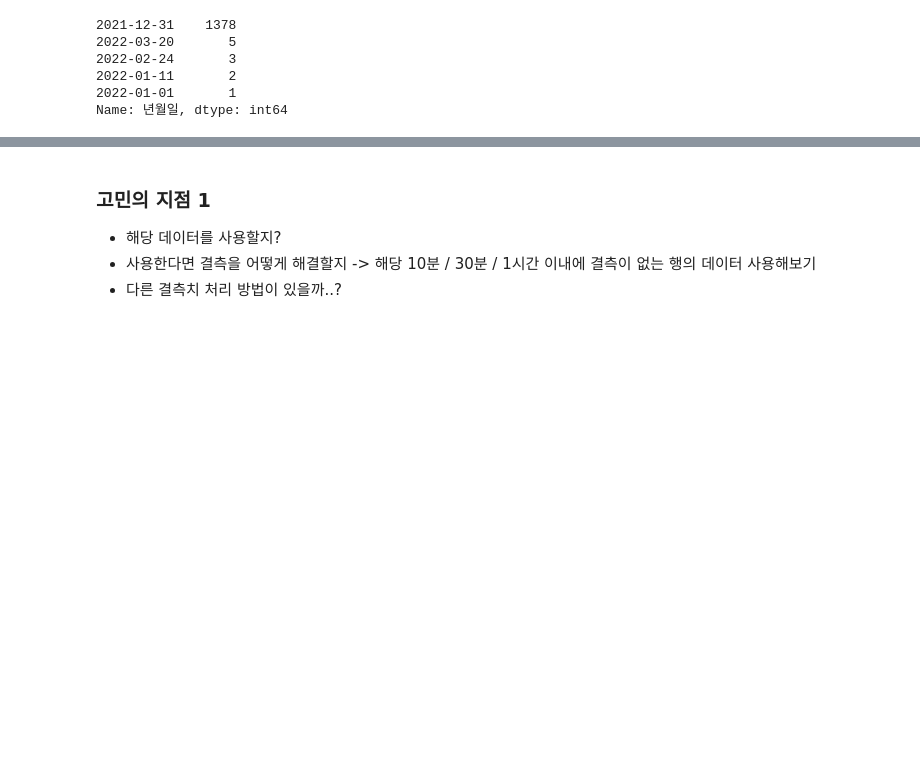
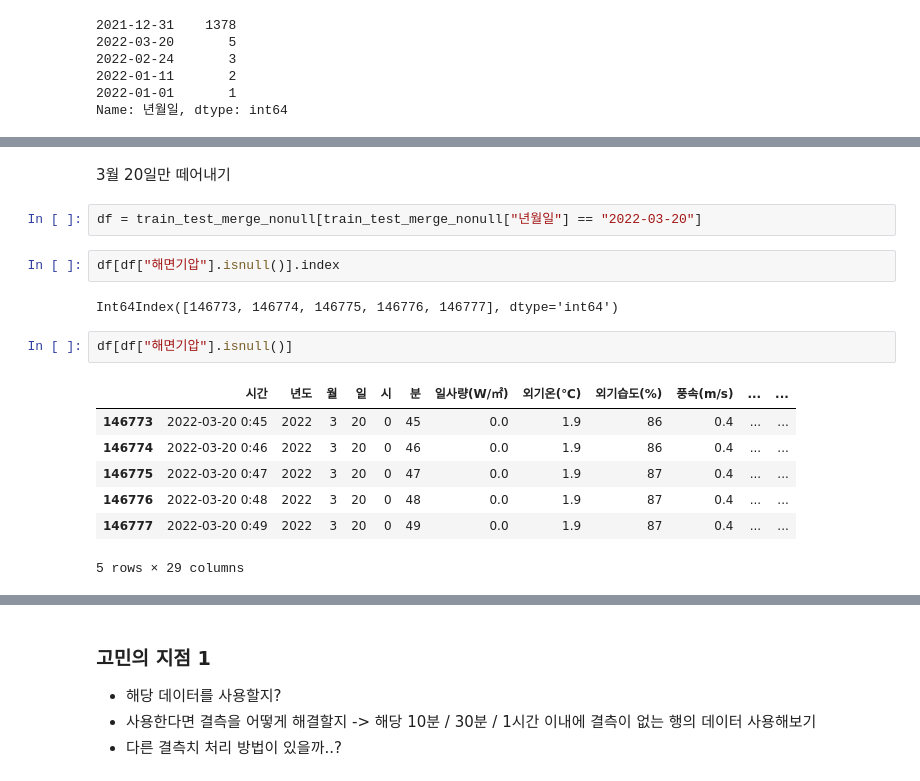
Before and after one commit to yxbxn/smart_farm, a Jupyter notebook: Code/추가변수 수집.ipynb, the cells around one changed output, grey strips where cells are left out. Drawn from its saved outputs; the diff is of its cells as text; blank space fills up the shorter version.

```diff
--- a/Code/추가변수 수집.ipynb
+++ b/Code/추가변수 수집.ipynb
@@ -394,0 +379,18 @@ Index(['시간', '년도', '월', '일', '시', '분', '일사량(W/㎡)', '외
+# %% [markdown]
+3월 20일만 떼어내기
+# %%
+df = train_test_merge_nonull[train_test_merge_nonull["년월일"] == "2022-03-20"]
+# %%
+df[df["해면기압"].isnull()].index
+# %% [output]
+Int64Index([146773, 146774, 146775, 146776, 146777], dtype='int64')
+# %%
+df[df["해면기압"].isnull()]
+# %% [output]
+|  | 시간 | 년도 | 월 | 일 | 시 | 분 | 일사량(W/㎡) | 외기온(℃) | 외기습도(%) | 풍속(m/s) | ... | ... |
+| 146773 | 2022-03-20 0:45 | 2022 | 3 | 20 | 0 | 45 | 0.0 | 1.9 | 86 | 0.4 | ... | ... |
+| 146774 | 2022-03-20 0:46 | 2022 | 3 | 20 | 0 | 46 | 0.0 | 1.9 | 86 | 0.4 | ... | ... |
+| 146775 | 2022-03-20 0:47 | 2022 | 3 | 20 | 0 | 47 | 0.0 | 1.9 | 87 | 0.4 | ... | ... |
+| 146776 | 2022-03-20 0:48 | 2022 | 3 | 20 | 0 | 48 | 0.0 | 1.9 | 87 | 0.4 | ... | ... |
+| 146777 | 2022-03-20 0:49 | 2022 | 3 | 20 | 0 | 49 | 0.0 | 1.9 | 87 | 0.4 | ... | ... |
+5 rows × 29 columns
```
Also changed, not shown: parts of 84 cells of this notebook.
